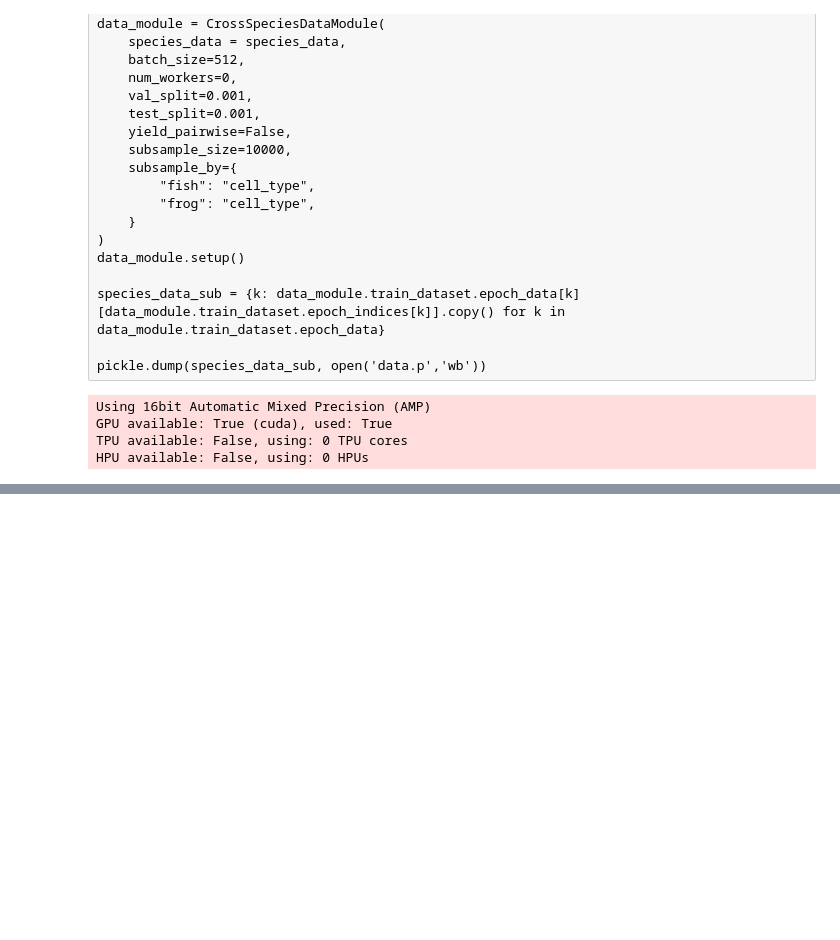
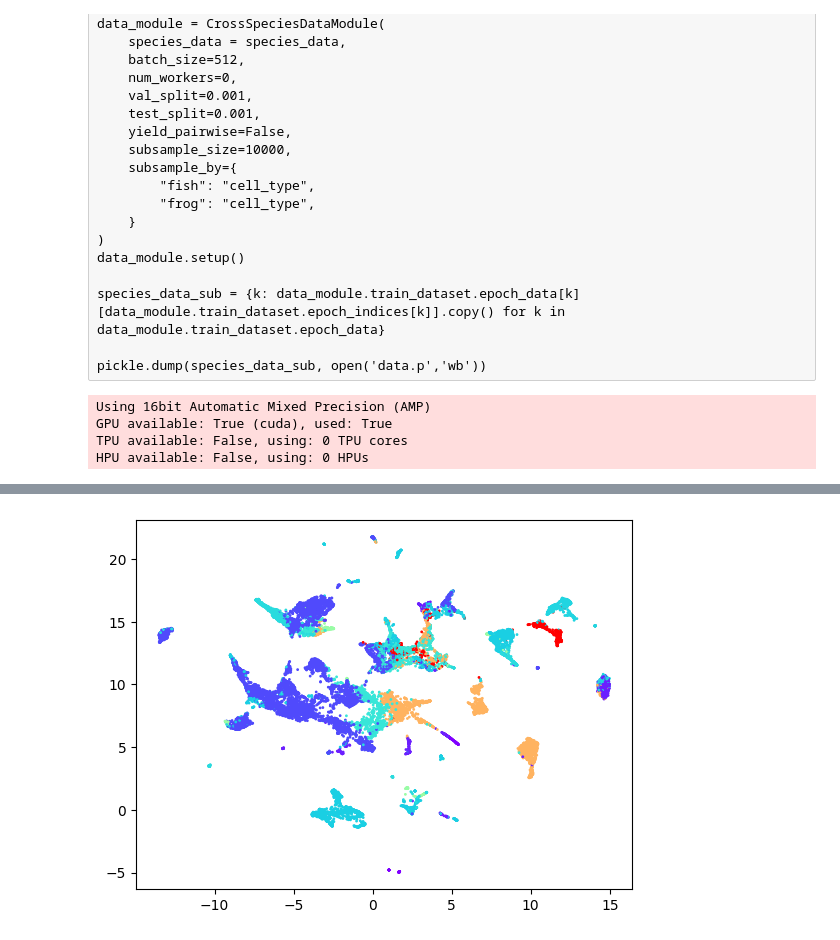
Before and after one commit to atarashansky/cross-species-vae, a Jupyter notebook: vae-emb.ipynb, the cells around one changed output, grey strips where cells are left out. Saved outputs shown, nothing was run; the diff lists cells and outputs as text; code cells hidden in the pictures; blank space fills up the shorter version.

```diff
--- a/vae-emb.ipynb
+++ b/vae-emb.ipynb
@@ -401,0 +408,4 @@ for I in (np.unique(c)):
+# %%
+plt.figure(); plt.scatter(dt_full[:,0],dt_full[:,1],c=c2,cmap='rainbow',s=1);
+# %% [output]
+[figure, added]
```
Also changed, not shown: parts of 30 cells of this notebook, 4 other files.
